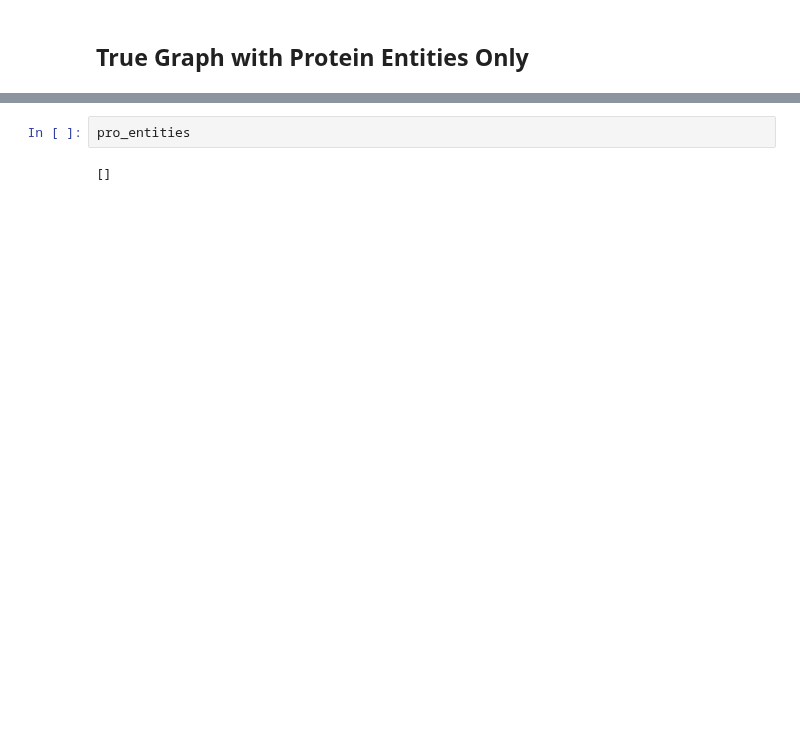
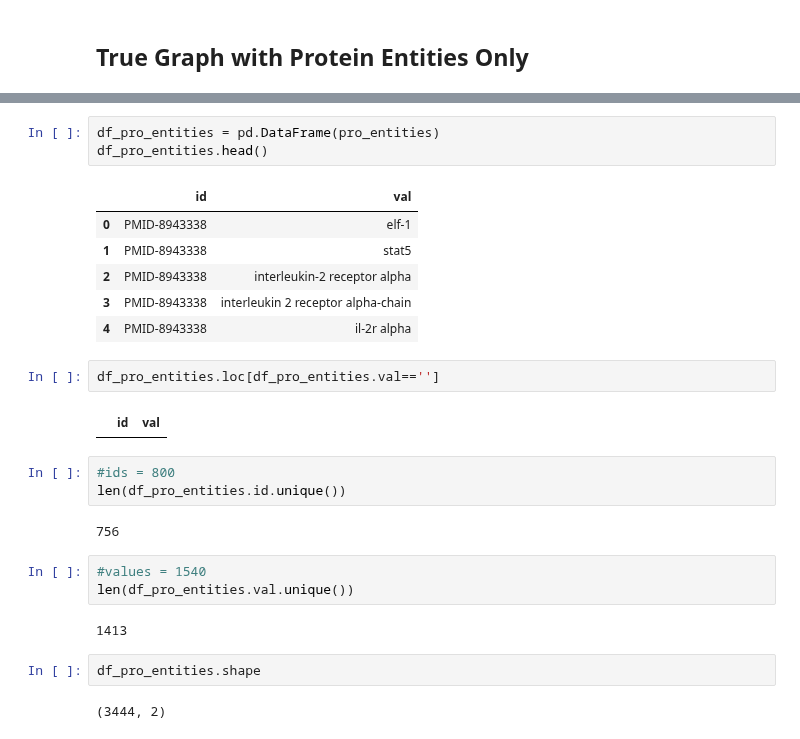
Before and after one commit to joyce04/NLP_N_Graph, a Jupyter notebook: Graph/0426_entity_graph.ipynb, the cells around one changed output, grey strips where cells are left out. Saved outputs shown, nothing was run; the diff lists cells and outputs as text; blank space fills up the shorter version.

```diff
--- a/Graph/0426_entity_graph.ipynb
+++ b/Graph/0426_entity_graph.ipynb
@@ -110,4 +121,28 @@ IndexError: ('index out of bounds', 'occurred at index 0')
-# %%
-pro_entities
-# %% [output]
-[]
+# %%
+df_pro_entities = pd.DataFrame(pro_entities)
+df_pro_entities.head()
+# %% [output]
+|  | id | val |
+| 0 | PMID-8943338 | elf-1 |
+| 1 | PMID-8943338 | stat5 |
+| 2 | PMID-8943338 | interleukin-2 receptor alpha |
+| 3 | PMID-8943338 | interleukin 2 receptor alpha-chain |
+| 4 | PMID-8943338 | il-2r alpha |
+# %%
+df_pro_entities.loc[df_pro_entities.val=='']
+# %% [output]
+|  | id | val |
+# %%
+#ids = 800
+len(df_pro_entities.id.unique())
+# %% [output]
+756
+# %%
+#values = 1540
+len(df_pro_entities.val.unique())
+# %% [output]
+1413
+# %%
+df_pro_entities.shape
+# %% [output]
+(3444, 2)
```
Also changed, not shown: parts of 16 cells of this notebook.
